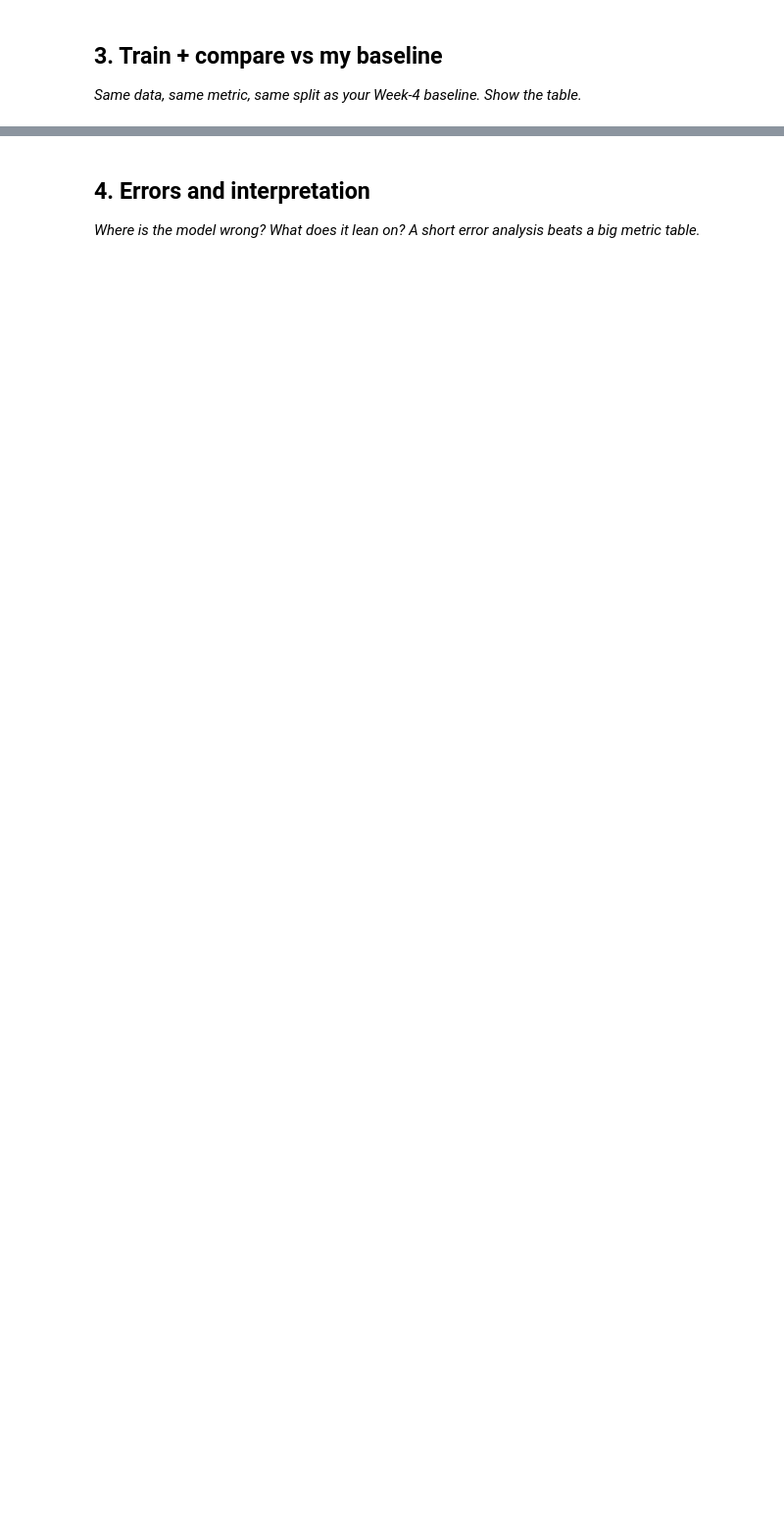
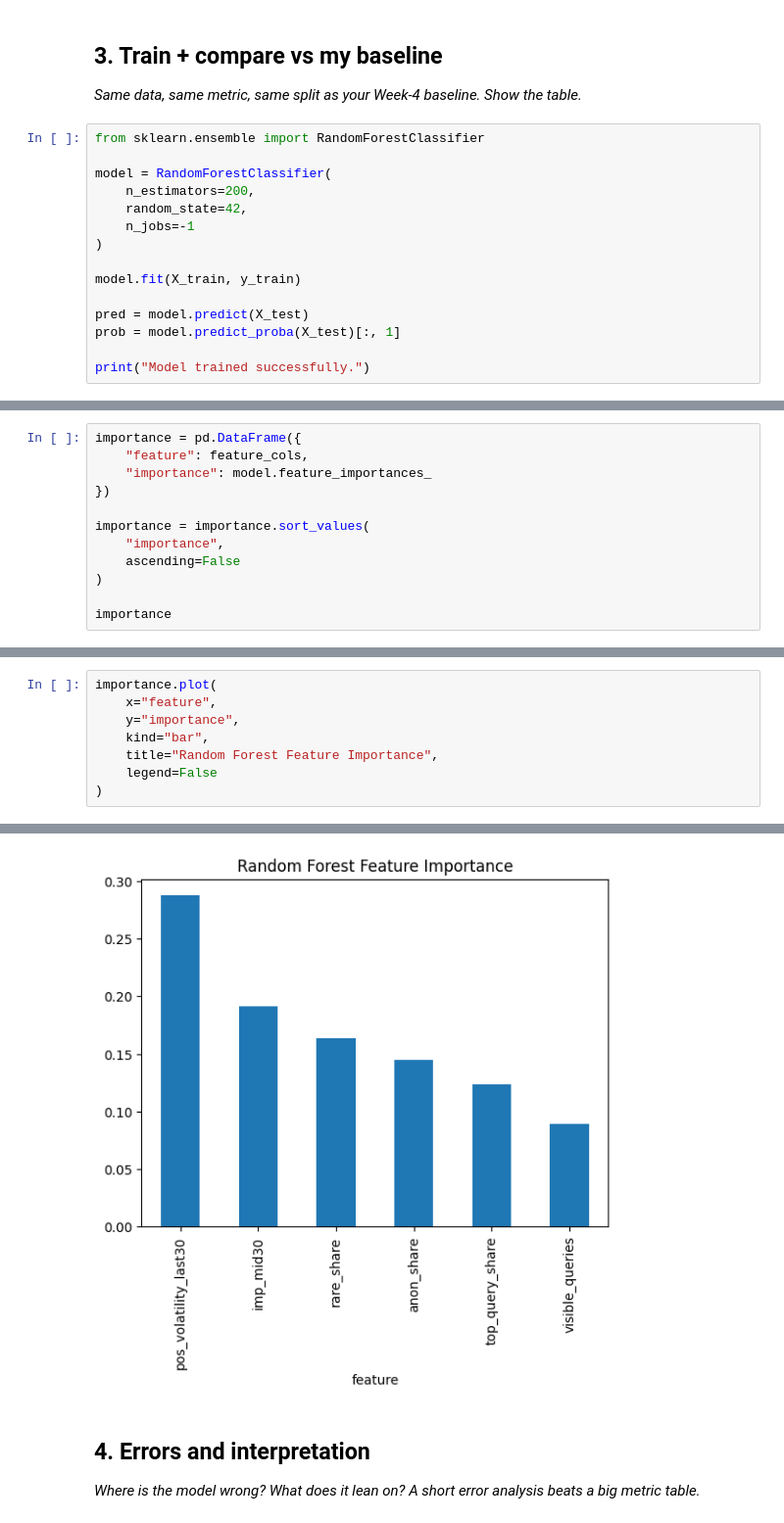
Before and after one commit to Sudharshansirikonda/flyrank-ml-internship-starter, a Jupyter notebook: work/notebooks/w05_model.ipynb, the cells around one changed output, grey strips where cells are left out. Shown at 98% size. Drawn from its saved outputs; the diff is of its cells as text; blank space fills up the shorter version.

```diff
--- a/work/notebooks/w05_model.ipynb
+++ b/work/notebooks/w05_model.ipynb
@@ -287,3 +340,18 @@ Client C ──→ TEST'''
 ## 3. Train + compare vs my baseline
 
 *Same data, same metric, same split as your Week-4 baseline. Show the table.*
+# %%
+from sklearn.ensemble import RandomForestClassifier
+
+model = RandomForestClassifier(
+    n_estimators=200,
+    random_state=42,
+    n_jobs=-1
+)
+
+model.fit(X_train, y_train)
+
+pred = model.predict(X_test)
+prob = model.predict_proba(X_test)[:, 1]
+
+print("Model trained successfully.")
@@ -289,0 +432,12 @@ Client C ──→ TEST'''
+# %%
+importance = pd.DataFrame({
+    "feature": feature_cols,
+    "importance": model.feature_importances_
+})
+
+importance = importance.sort_values(
+    "importance",
+    ascending=False
+)
+
+importance
@@ -289,0 +452,9 @@ Client C ──→ TEST'''
+# %%
+importance.plot(
+    x="feature",
+    y="importance",
+    kind="bar",
+    title="Random Forest Feature Importance",
+    legend=False
+)
+# %% [output]
@@ -290,3 +462,4 @@ Client C ──→ TEST'''
+[figure, added]
 # %% [markdown]
 ## 4. Errors and interpretation
 
```
Also changed, not shown: parts of 17 cells of this notebook.
